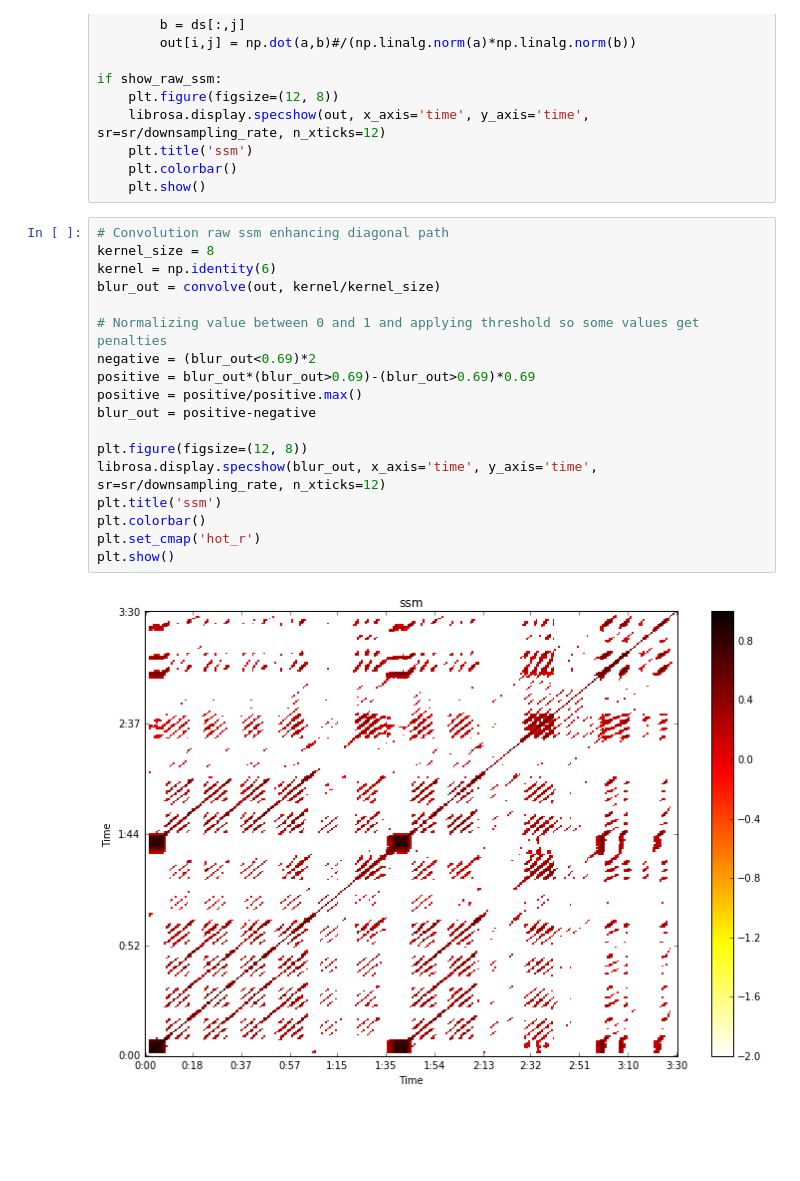
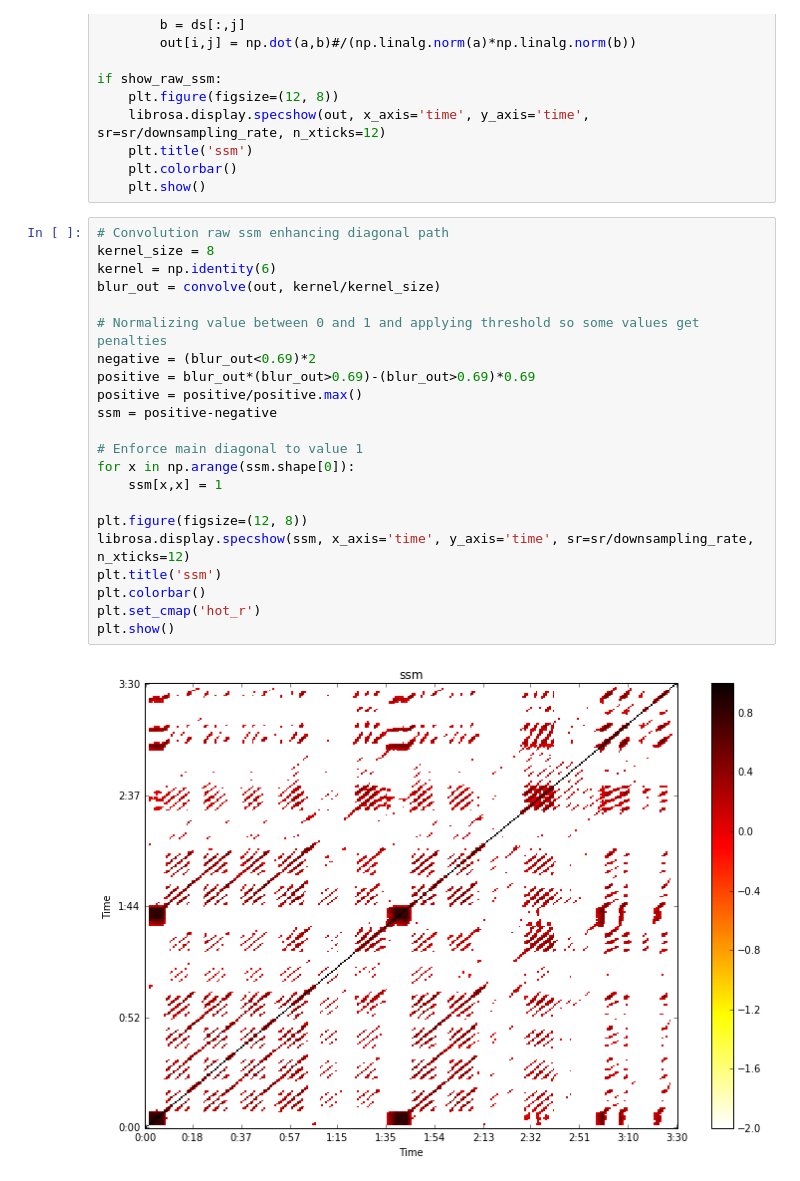
Before and after one commit to fabiogoro/ssm, a Jupyter notebook: ssm.ipynb, the cells around one changed output. Saved outputs shown, nothing was run; the diff lists cells and outputs as text; blank space fills up the shorter version.

```diff
--- a/ssm.ipynb
+++ b/ssm.ipynb
@@ -85,20 +85,24 @@ if show_raw_ssm:
 # %%
 # Convolution raw ssm enhancing diagonal path
 kernel_size = 8
 kernel = np.identity(6)
 blur_out = convolve(out, kernel/kernel_size)
 
 # Normalizing value between 0 and 1 and applying threshold so some values get penalties
 negative = (blur_out<0.69)*2
 positive = blur_out*(blur_out>0.69)-(blur_out>0.69)*0.69
 positive = positive/positive.max()
-blur_out = positive-negative
+ssm = positive-negative
+
+# Enforce main diagonal to value 1
+for x in np.arange(ssm.shape[0]):
+    ssm[x,x] = 1
 
 plt.figure(figsize=(12, 8))
-librosa.display.specshow(blur_out, x_axis='time', y_axis='time', sr=sr/downsampling_rate, n_xticks=12)
+librosa.display.specshow(ssm, x_axis='time', y_axis='time', sr=sr/downsampling_rate, n_xticks=12)
 plt.title('ssm')
 plt.colorbar()
 plt.set_cmap('hot_r')
 plt.show()
 # %% [output]
-[figure, old version]
+[figure, new version]
```
Also changed, not shown: parts of 2 cells of this notebook.
